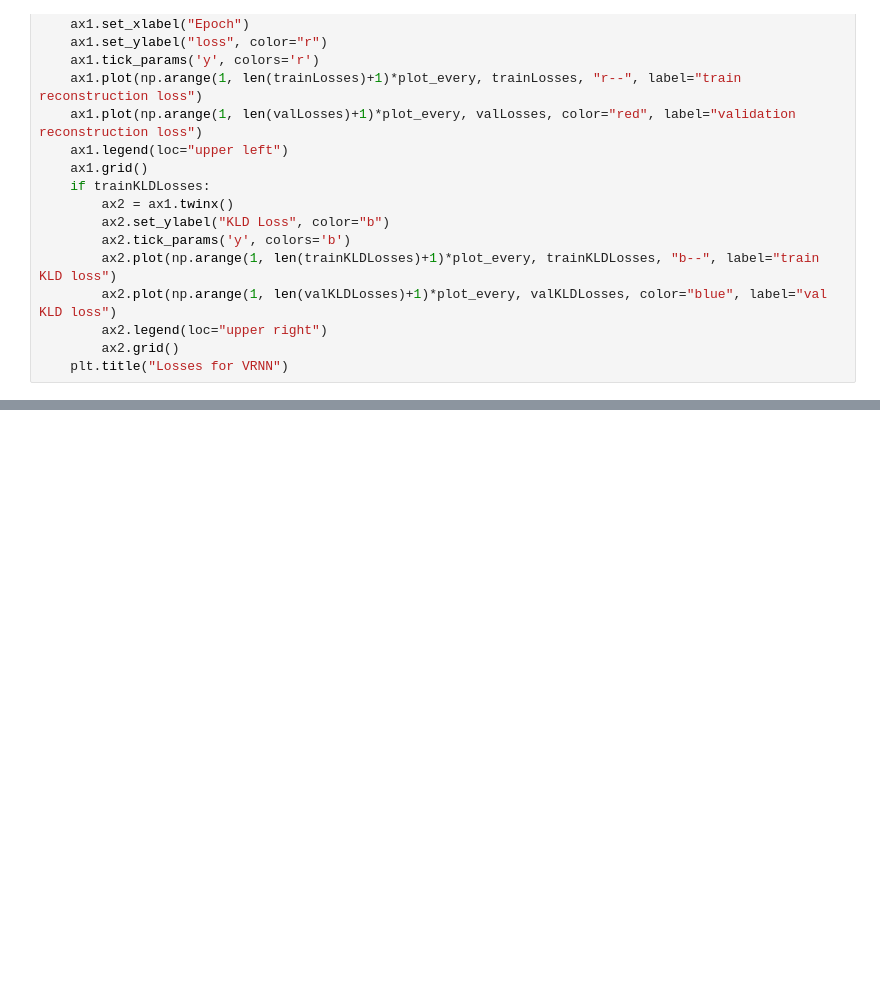
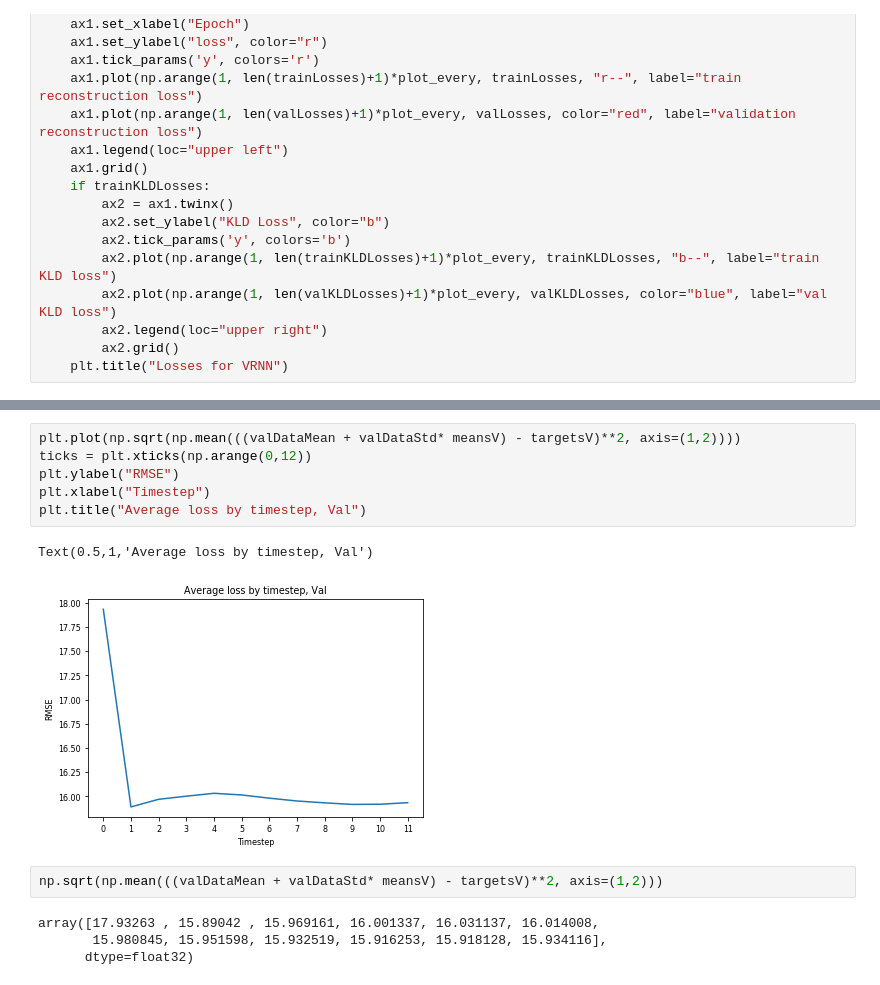
Before and after one commit to MyGitHubForks/DeepProbabilisticForecasting, a Jupyter notebook: ObservePredsVRNN.ipynb, the cells around one changed output, grey strips where cells are left out. Drawn from its saved outputs; the diff is of its cells as text; blank space fills up the shorter version.

```diff
--- a/ObservePredsVRNN.ipynb
+++ b/ObservePredsVRNN.ipynb
@@ -193,0 +219,15 @@ def getNextNIndices(timesArr, sortingIndex):
+# %%
+plt.plot(np.sqrt(np.mean(((valDataMean + valDataStd* meansV) - targetsV)**2, axis=(1,2))))
+ticks = plt.xticks(np.arange(0,12))
+plt.ylabel("RMSE")
+plt.xlabel("Timestep")
+plt.title("Average loss by timestep, Val")
+# %% [output]
+Text(0.5,1,'Average loss by timestep, Val')
+[figure, added]
+# %%
+np.sqrt(np.mean(((valDataMean + valDataStd* meansV) - targetsV)**2, axis=(1,2)))
+# %% [output]
+array([17.93263 , 15.89042 , 15.969161, 16.001337, 16.031137, 16.014008,
+       15.980845, 15.951598, 15.932519, 15.916253, 15.918128, 15.934116],
+      dtype=float32)
```
Also changed, not shown: parts of 15 cells of this notebook.
